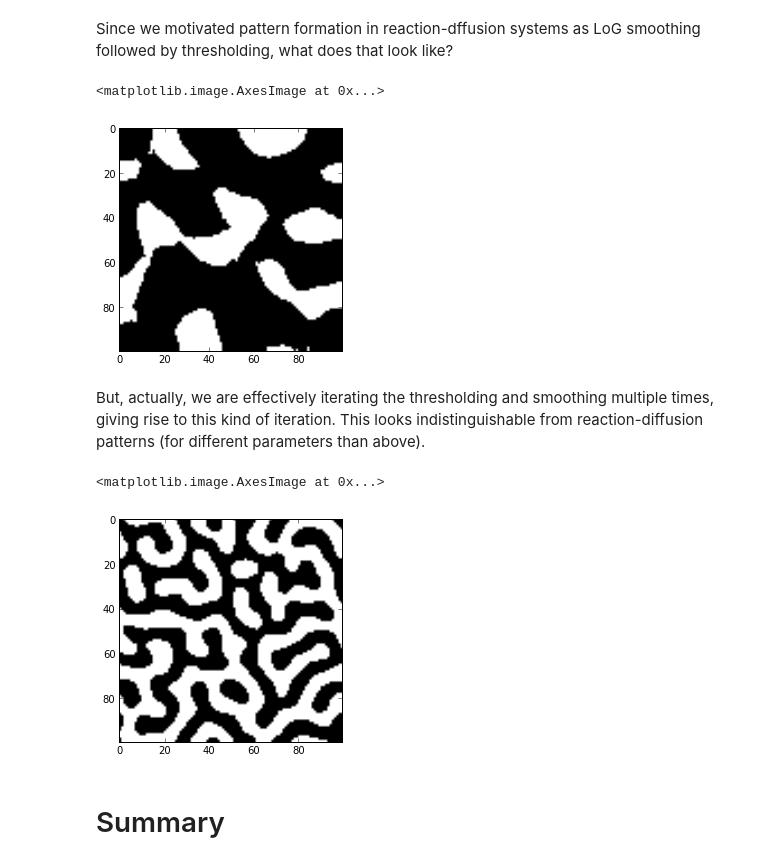
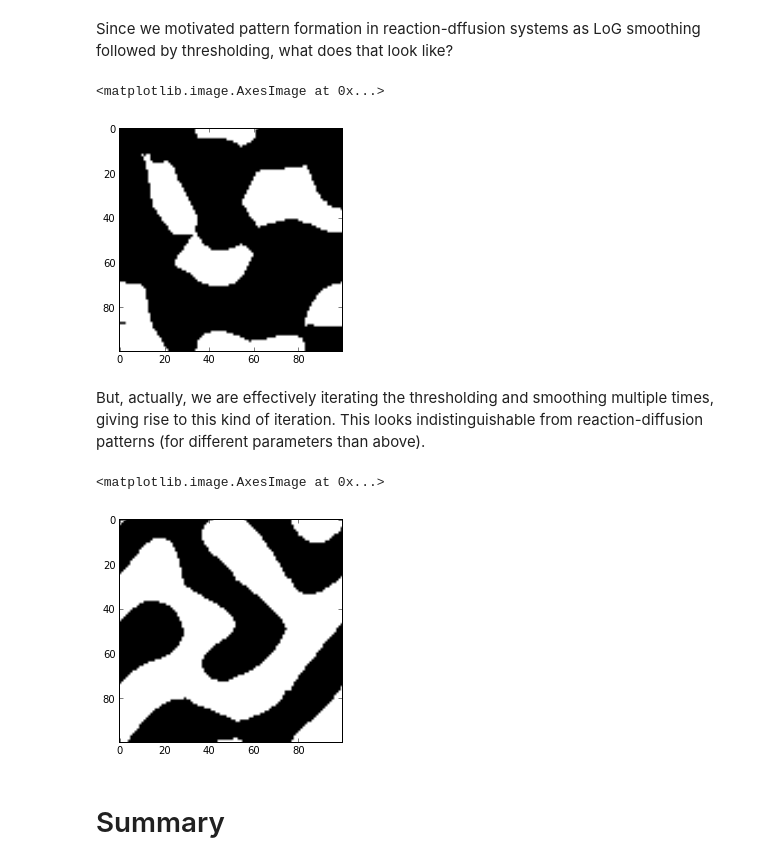
Before and after one commit to tmbdev-teaching/teaching-simso, a Jupyter notebook: 81-reaction-diffusion-motivation.ipynb, the cells around one changed output. Drawn from its saved outputs; the diff is of its cells as text; code cells hidden in the pictures.

```diff
--- a/81-reaction-diffusion-motivation.ipynb
+++ b/81-reaction-diffusion-motivation.ipynb
@@ -225,23 +219,23 @@ imshow(a)
 Since we motivated pattern formation in reaction-dffusion systems as LoG smoothing followed by thresholding, what does that look like?
 # %%
 noise = randn(100,100)
-gl = filters.gaussian_laplace(noise,10.0)
+gl = filters.gaussian_laplace(noise,12.0)
 imshow(gl>scoreatpercentile(gl,70))
 # %% [output]
 <matplotlib.image.AxesImage at 0x...>
-[figure, old version]
+[figure, new version]
 # %% [markdown]
 But, actually, we are effectively iterating the thresholding and smoothing multiple times, giving rise to this kind of iteration. This looks indistinguishable from reaction-diffusion patterns (for different parameters than above).
 # %%
 noise = randn(100,100)
 gl = noise.copy()
 for i in range(100):
-    gl = filters.gaussian_laplace(gl,3.0,mode='wrap')
+    gl = filters.gaussian_laplace(gl,8.0,mode='wrap')
     gl = 1.0*(gl>scoreatpercentile(gl,50))
 imshow(gl)
 # %% [output]
 <matplotlib.image.AxesImage at 0x...>
-[figure, old version]
+[figure, new version]
 # %% [markdown]
 # Summary
 # %% [markdown]
```
Also changed, not shown: parts of 11 cells of this notebook.
